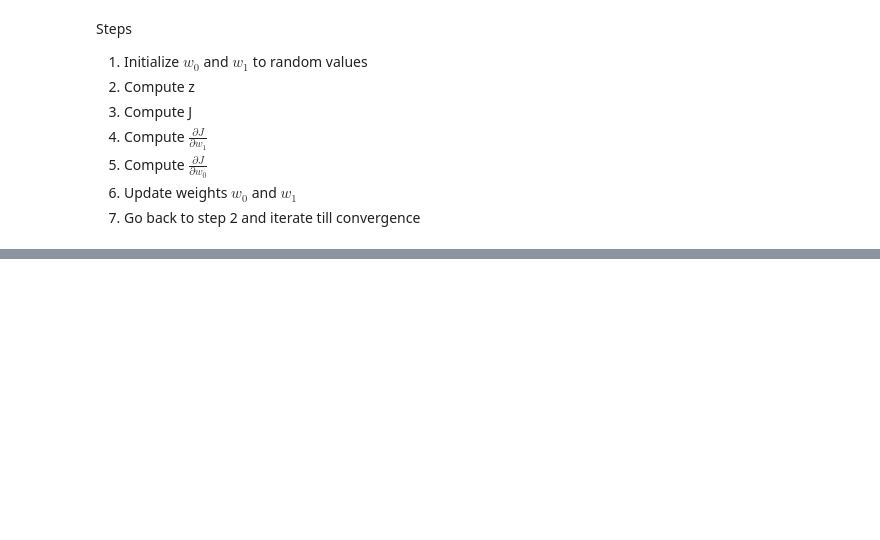
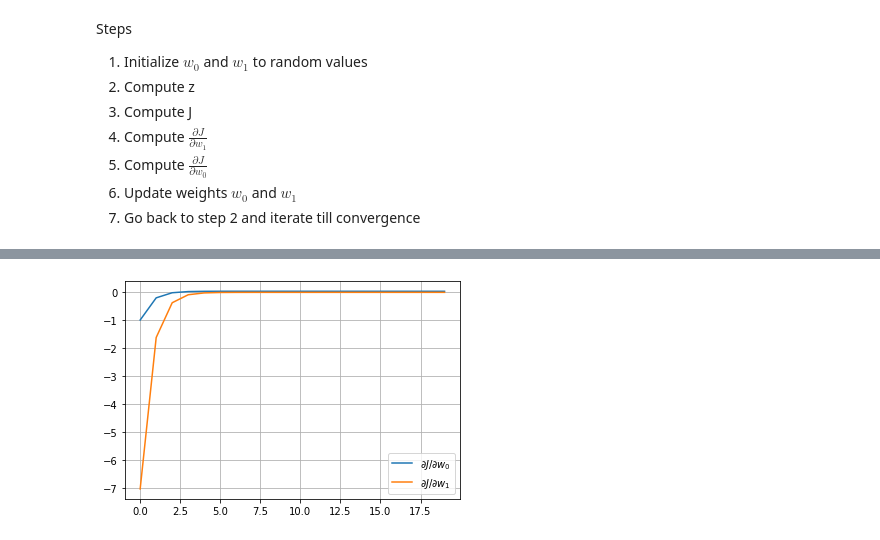
Before and after one commit to vinayshanbhag/math, a Jupyter notebook: Univariate_Linear_Regression.ipynb, the cells around one changed output, grey strips where cells are left out. Cells and saved outputs as stored; diff of their text form; code cells hidden in the pictures; blank space fills up the shorter version.

```diff
--- a/Univariate_Linear_Regression.ipynb
+++ b/Univariate_Linear_Regression.ipynb
@@ -162 +162,8 @@ plot(x,y, w0, w1)
+# %%
+plt.plot(hist["dJdw0"][:20], label=r"$\partial J/\partial w_0$")
+plt.plot(hist["dJdw1"][:20], label=r"$\partial J/\partial w_1$")
+plt.grid();
+plt.legend();
+# %% [output]
+[figure, added]
 # %%
```
Also changed, not shown: parts of 19 cells of this notebook.
